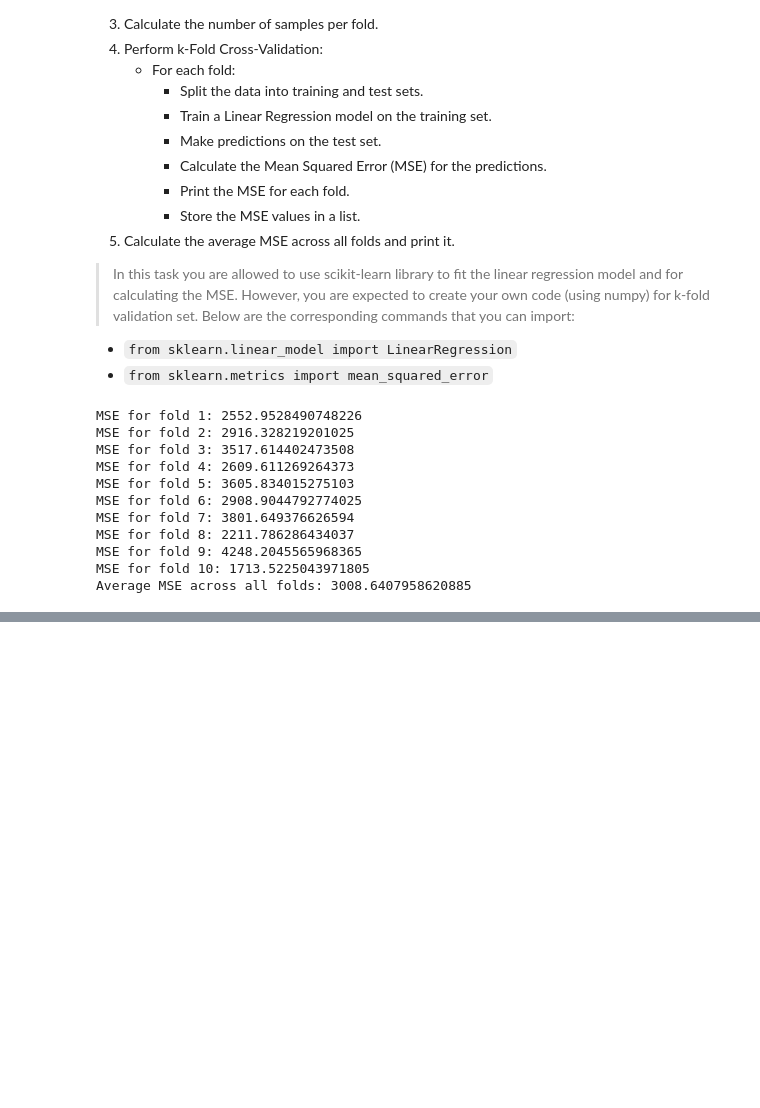
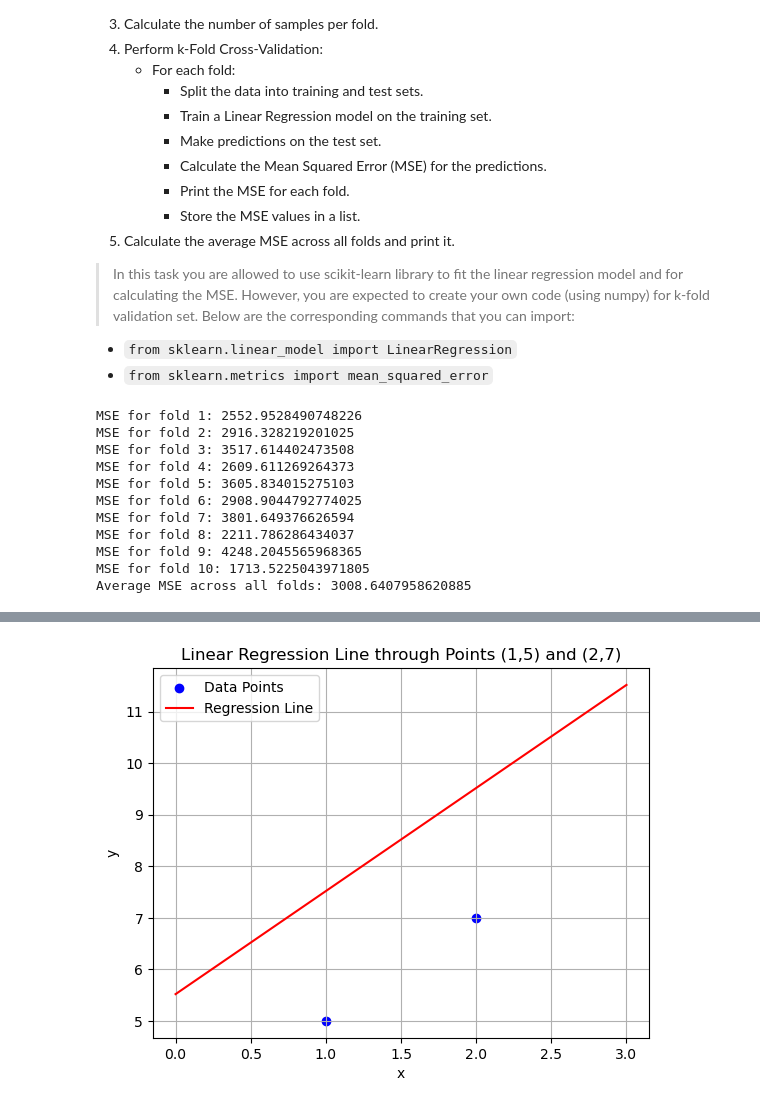
Before and after one commit to zequanwen/ML, a Jupyter notebook: 02_ML_LR.ipynb, the cells around one changed output, grey strips where cells are left out. Cells and saved outputs as stored; diff of their text form; code cells hidden in the pictures; blank space fills up the shorter version.

```diff
--- a/02_ML_LR.ipynb
+++ b/02_ML_LR.ipynb
@@ -811,0 +799,32 @@ Average MSE across all folds: 3055.2940320977277
+# %%
+import matplotlib.pyplot as plt
+
+# 数据点
+x = [1, 2]
+y = [5, 7]
+
+# 线性回归方程: y = 2x + 3
+def linear_regression(x):
+    #return 2 * x + 3
+    #return -2.2 * x + 3
+    return 2 * x + 5.52
+# 创建x值的范围来绘制线性回归线
+x_range = range(0, 4)
+
+# 绘制数据点
+plt.scatter(x, y, color='blue', label='Data Points')
+
+# 绘制线性回归线
+plt.plot(x_range, [linear_regression(x) for x in x_range], color='red', label='Regression Line')
+
+# 添加标题和图例
+plt.title('Linear Regression Line through Points (1,5) and (2,7)')
+plt.xlabel('x')
+plt.ylabel('y')
+plt.legend()
+plt.grid()
+
+# 显示图形
+plt.show()
+# %% [output]
+[figure, added]
```
Also changed, not shown: parts of 5 cells of this notebook, 3 other files.
